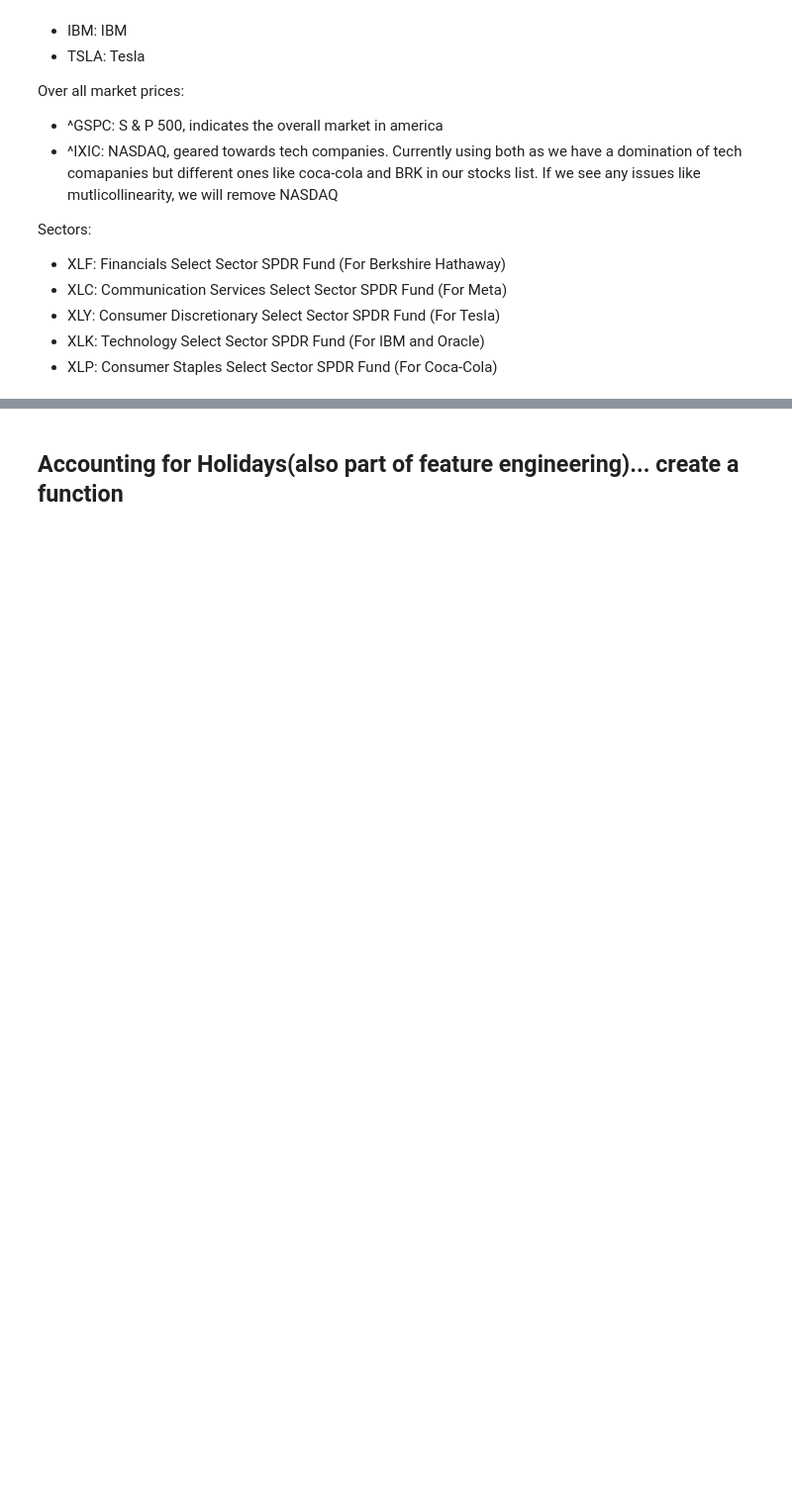
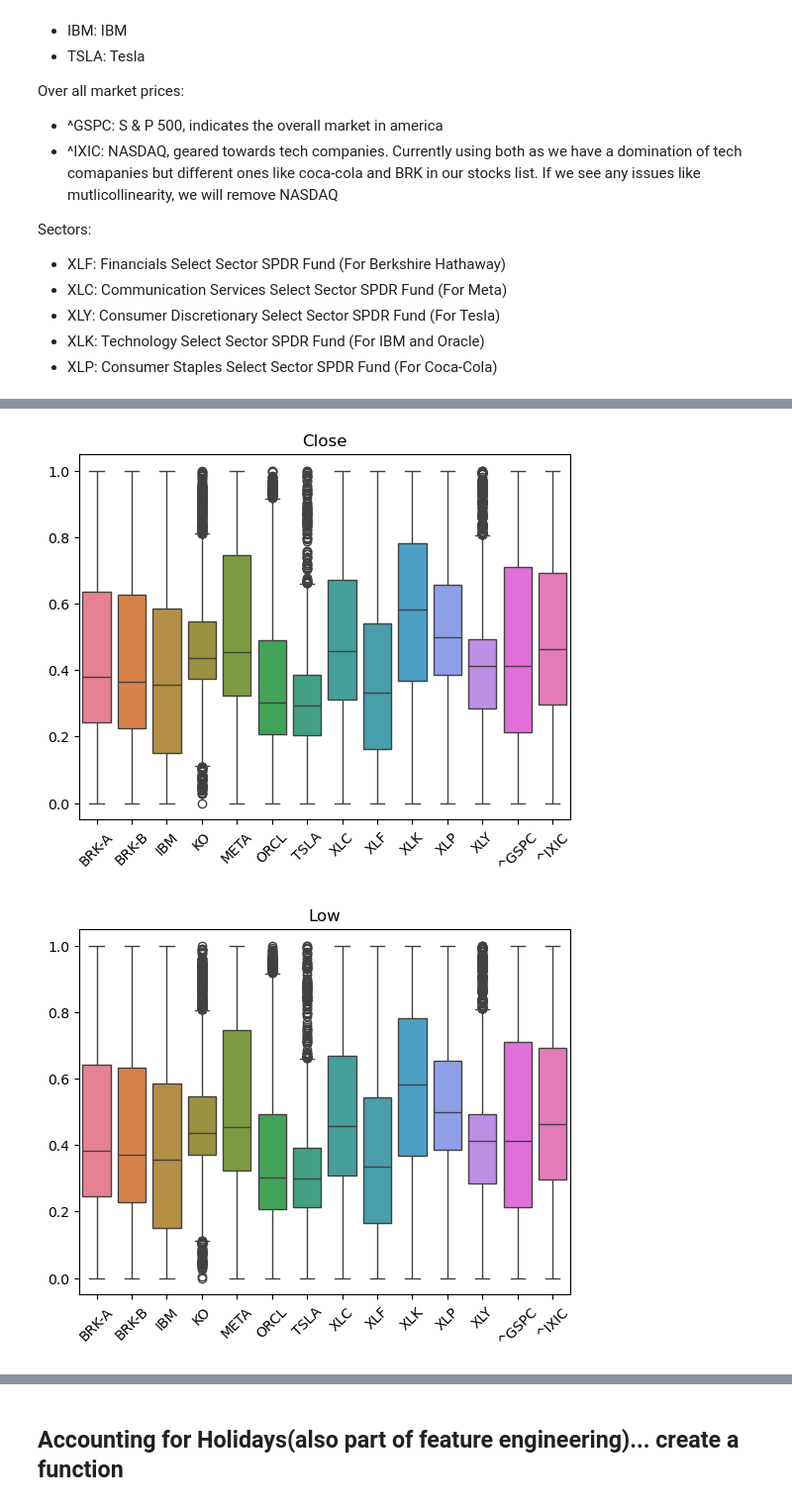
Before and after one commit to Natnael-Getahun/Stock-Market-Analysis, a Jupyter notebook: actual_test.ipynb, the cells around one changed output, grey strips where cells are left out. Shown at 99% size. Saved outputs shown, nothing was run; the diff lists cells and outputs as text; code cells hidden in the pictures; blank space fills up the shorter version.

```diff
--- a/actual_test.ipynb
+++ b/actual_test.ipynb
@@ -41,0 +45,6 @@ short_data = yf.download(
+# %%
+medium_data = yf.download(
+    tickers=tickers,
+    period = "2y",
+    interval= "1h"
+)
@@ -69,0 +281,5 @@ short_data
+# %%
+boxplot(medium_data)
+# %% [output]
+[figure, added]
+[figure, added]
```
Also changed, not shown: parts of 29 cells of this notebook.
